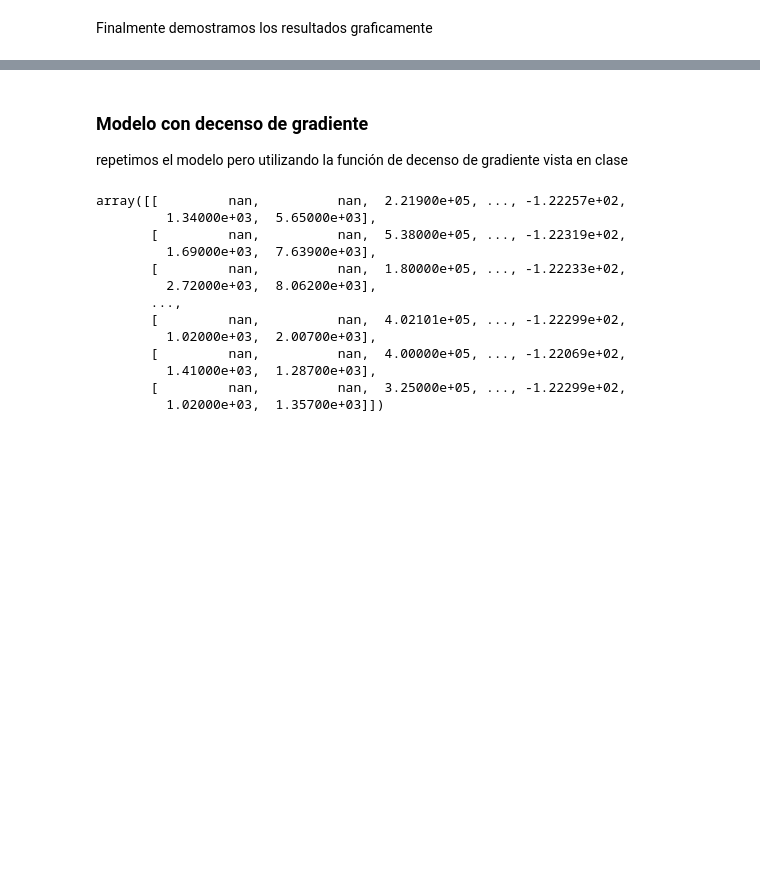
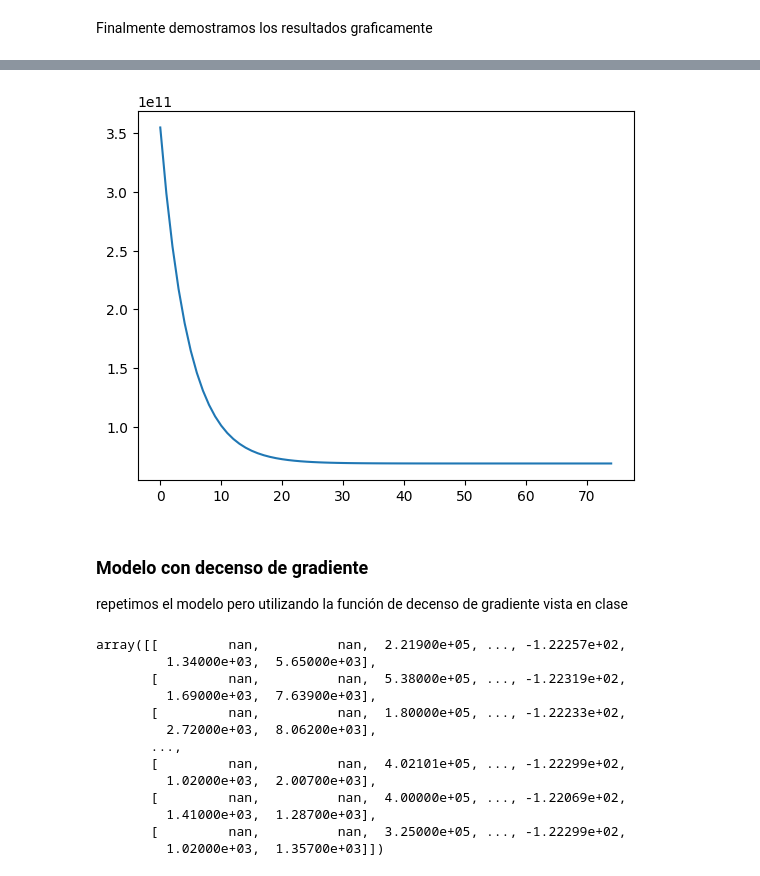
Before and after one commit to MaJu502/regresion-lineal-IA, a Jupyter notebook: regresion_lineal_polinomica.ipynb, the cells around one changed output, grey strips where cells are left out. Saved outputs shown, nothing was run; the diff lists cells and outputs as text; code cells hidden in the pictures; blank space fills up the shorter version.

```diff
--- a/regresion_lineal_polinomica.ipynb
+++ b/regresion_lineal_polinomica.ipynb
@@ -111,12 +111,12 @@ Primero separamos X y Y. Siendo estas:
 - price
 - sqft living
 # %%
-X = data[:, 2].reshape(-1, 1)
-Y = data[:, 5].reshape(-1, 1)
+X = data[:, 5].reshape(-1, 1)
+Y = data[:, 2].reshape(-1, 1)
 # %% [markdown]
 ahora hay que calcular el Xr
 # %%
-Xr = np.column_stack((np.ones((len(X), 1)), X.reshape(-1, 1))).reshape(-1,2)
+Xr = np.column_stack((np.ones_like(X), X))
 # %% [markdown]
 ahora el primer valor que tomara el theta
 # %%
@@ -142,3 +149,8 @@ plt.show()
+# %%
+plt.plot(cost) #costo
+plt.show()
+# %% [output]
+[figure, added]
 # %% [markdown]
 ### Modelo con decenso de gradiente
 repetimos el modelo pero utilizando la función de decenso de gradiente vista en clase
```
Also changed, not shown: parts of 7 cells of this notebook, 1 other file.
